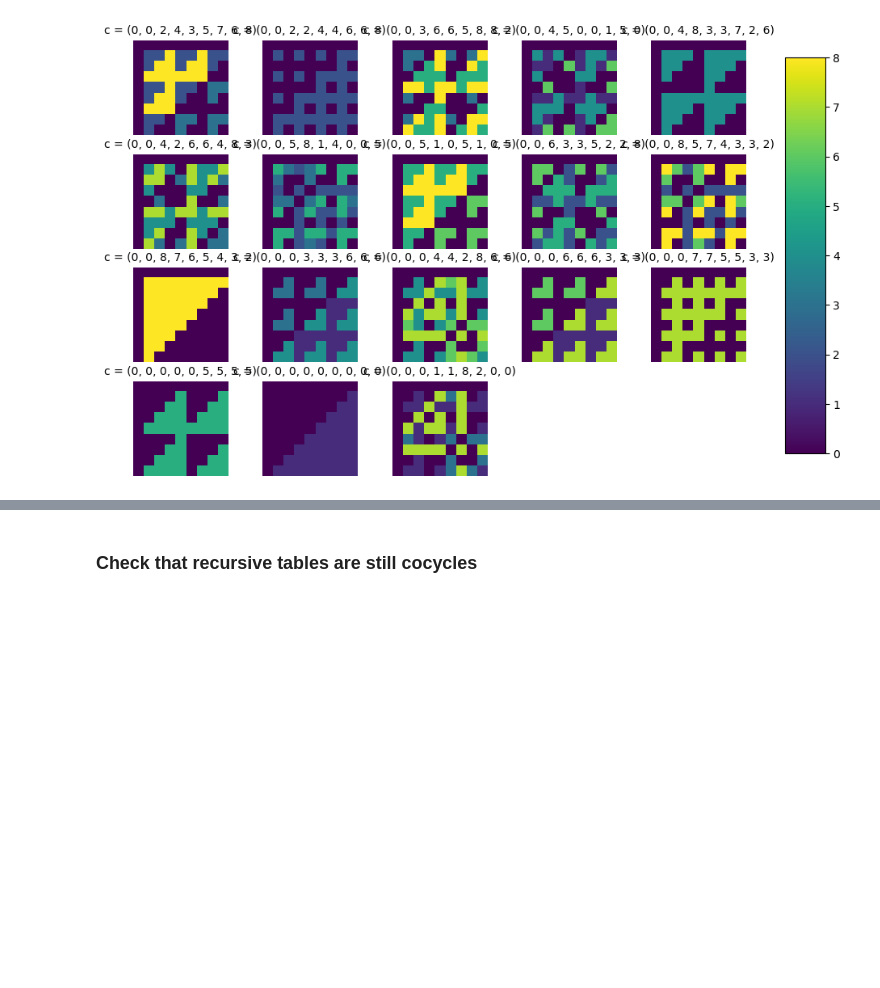
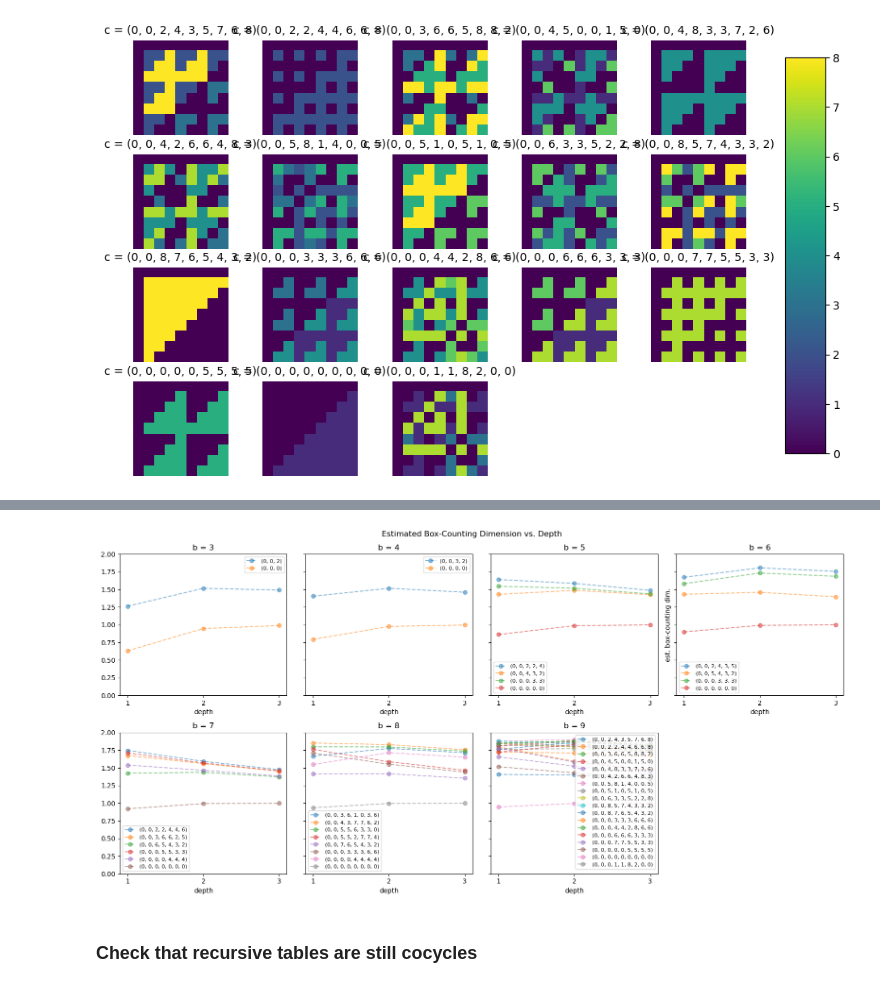
Before and after one commit to cutterdawes/BaseAddition, a Jupyter notebook: carry_tables.ipynb, the cells around one changed output, grey strips where cells are left out. Saved outputs shown, nothing was run; the diff lists cells and outputs as text; code cells hidden in the pictures; blank space fills up the shorter version.

```diff
--- a/carry_tables.ipynb
+++ b/carry_tables.ipynb
@@ -195,3 +212,23 @@ for i in range(len(axes)):
+# %%
+fig, axes = plt.subplots(2, 4, figsize=(16, 8), sharey=True)
+axes = axes.flatten()
+for i in range(len(axes) - 1):
+    ax = axes[i]
+    tables = all_tables[i+3]
+    for c in tables.keys():
+        ax.plot(est_dim_box_vs_depth[i+3][c], alpha=0.5, marker='o', linestyle='--', label=sorted(c)[0])
+        ax.set_xticks([0, 1, 2], [1, 2, 3])
+        ax.set_xlabel('depth')
+        ax.set_yticks(np.linspace(0, 2, 9))
+        if (i == 3) or (i == 7):
+            ax.set_ylabel('est. box-counting dim.')
+        ax.set_title('b = '+str(i+3))
+        ax.legend(fontsize=8)
+axes[7].axis('off')
+fig.suptitle('Estimated Box-Counting Dimension vs. Depth')
+plt.tight_layout()
+# %% [output]
+[figure, added]
 # %% [markdown]
 ### Check that recursive tables are still cocycles
 # %%
```
Also changed, not shown: parts of 31 cells of this notebook, 3 other files.
